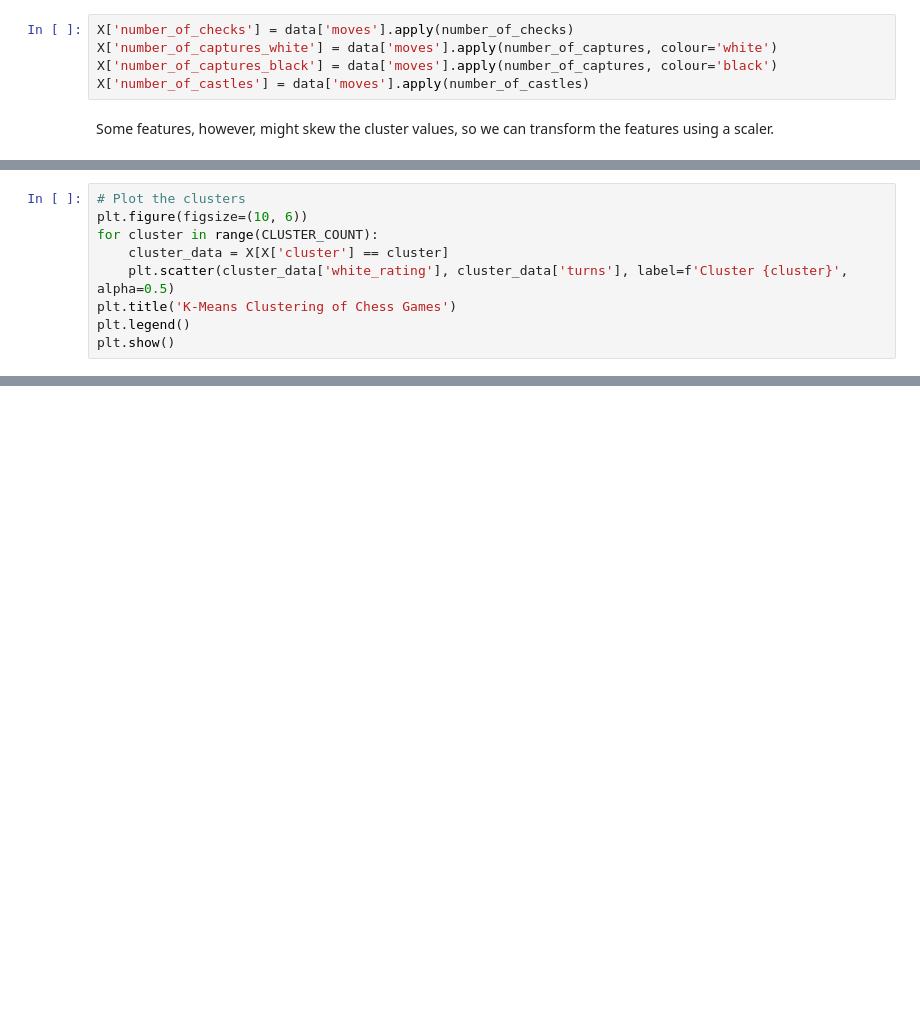
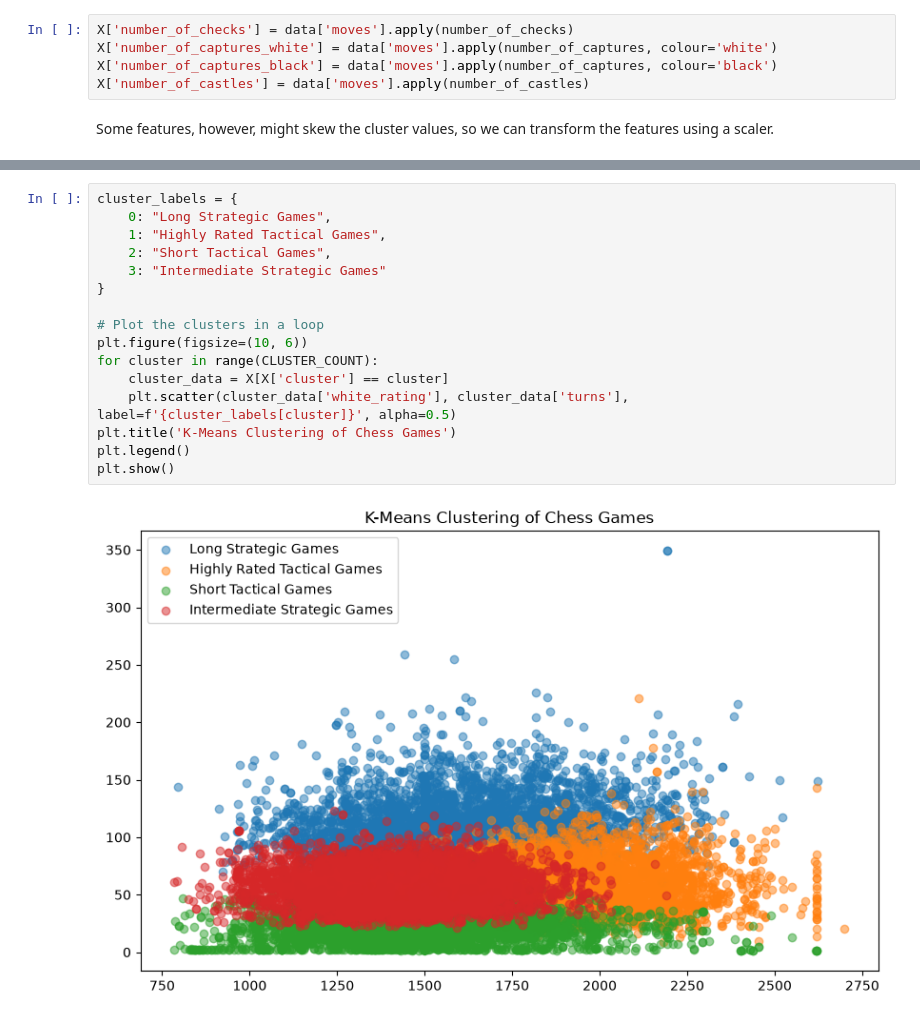
Before and after one commit to OliwierJ/DataSciencePortfolio, a Jupyter notebook: Content/kmeans.ipynb, the cells around one changed output, grey strips where cells are left out. Cells and saved outputs as stored; diff of their text form; blank space fills up the shorter version.

Commit message:
Added insight to clusters

```diff
--- a/Content/kmeans.ipynb
+++ b/Content/kmeans.ipynb
@@ -98,9 +71,0 @@ cluster
-# %%
-# Plot the clusters
-plt.figure(figsize=(10, 6))
-for cluster in range(CLUSTER_COUNT):
-    cluster_data = X[X['cluster'] == cluster]
-    plt.scatter(cluster_data['white_rating'], cluster_data['turns'], label=f'Cluster {cluster}', alpha=0.5)
-plt.title('K-Means Clustering of Chess Games')
-plt.legend()
-plt.show()
@@ -108,0 +126,18 @@ plt.show()
+# %%
+cluster_labels = {
+    0: "Long Strategic Games",
+    1: "Highly Rated Tactical Games",
+    2: "Short Tactical Games",
+    3: "Intermediate Strategic Games"
+}
+
+# Plot the clusters in a loop
+plt.figure(figsize=(10, 6))
+for cluster in range(CLUSTER_COUNT):
+    cluster_data = X[X['cluster'] == cluster]
+    plt.scatter(cluster_data['white_rating'], cluster_data['turns'], label=f'{cluster_labels[cluster]}', alpha=0.5)
+plt.title('K-Means Clustering of Chess Games')
+plt.legend()
+plt.show()
+# %% [output]
+[figure, added]
```
Also changed, not shown: parts of 8 cells of this notebook.
